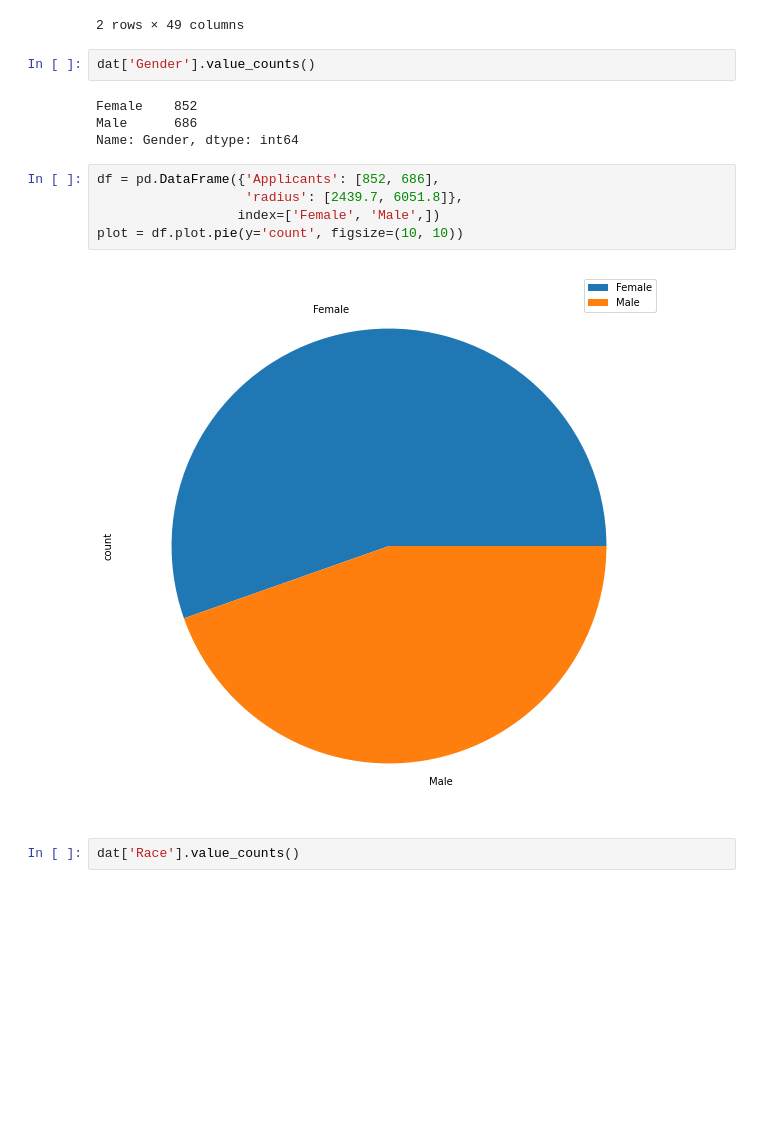
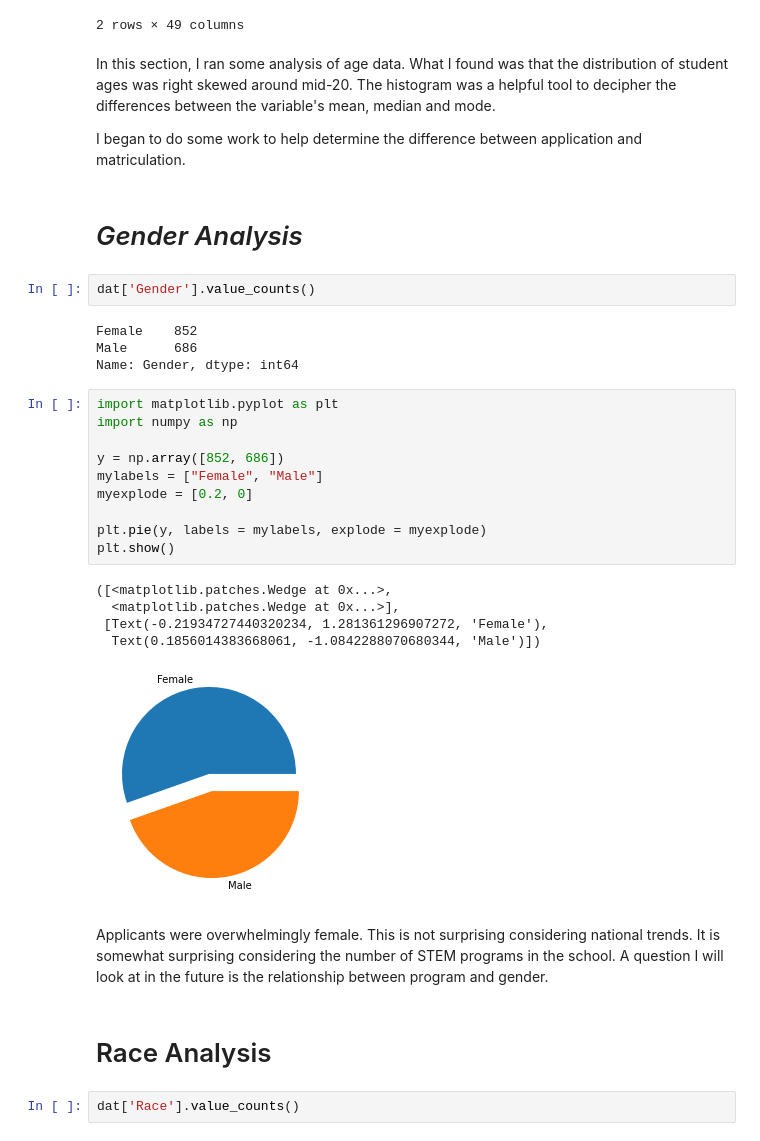
Before and after one commit to theaok/vis-sp23-ewattudo, a Jupyter notebook: ps1.ipynb, the cells around one changed output. Cells and saved outputs as stored; diff of their text form; blank space fills up the shorter version.

```diff
--- a/ps1.ipynb
+++ b/ps1.ipynb
@@ -149,19 +166,38 @@ pd.crosstab(dat["Admit-Coming"], dat["Age When Applied"] )
 | 0 | 9 | 10 | 6 | 45 | 145 | 151 | 129 | 125 | 91 | 71 | ... |
 | 1 | 0 | 0 | 0 | 15 | 38 | 46 | 31 | 24 | 18 | 19 | ... |
 2 rows × 49 columns
+# %% [markdown]
+In this section, I ran some analysis of age data. What I found was that the distribution of student ages was right skewed around mid-20. The histogram was a helpful tool to decipher the differences between the variable's mean, median and mode.
+
+I began to do some work to help determine the difference between application and matriculation.
+# %% [markdown]
+# *Gender Analysis*
 # %%
 dat['Gender'].value_counts()
 # %% [output]
 Female    852
 Male      686
 Name: Gender, dtype: int64
-# %%
-df = pd.DataFrame({'Applicants': [852, 686],
-                   'radius': [2439.7, 6051.8]},
-                  index=['Female', 'Male',])
-plot = df.plot.pie(y='count', figsize=(10, 10))
-# %% [output]
-[figure, removed]
+# %%
+import matplotlib.pyplot as plt
+import numpy as np
+
+y = np.array([852, 686])
+mylabels = ["Female", "Male"]
+myexplode = [0.2, 0]
+
+plt.pie(y, labels = mylabels, explode = myexplode)
+plt.show()
+# %% [output]
+([<matplotlib.patches.Wedge at 0x...>,
+  <matplotlib.patches.Wedge at 0x...>],
+ [Text(-0.21934727440320234, 1.281361296907272, 'Female'),
+  Text(0.1856014383668061, -1.0842288070680344, 'Male')])
+[figure, added]
+# %% [markdown]
+Applicants were overwhelmingly female. This is not surprising considering national trends. It is somewhat surprising considering the number of STEM programs in the school. A question I will look at in the future is the relationship between program and gender.
+# %% [markdown]
+# Race Analysis
 # %%
 dat['Race'].value_counts()
 # %% [output]
```
Also changed, not shown: parts of 9 cells of this notebook.
